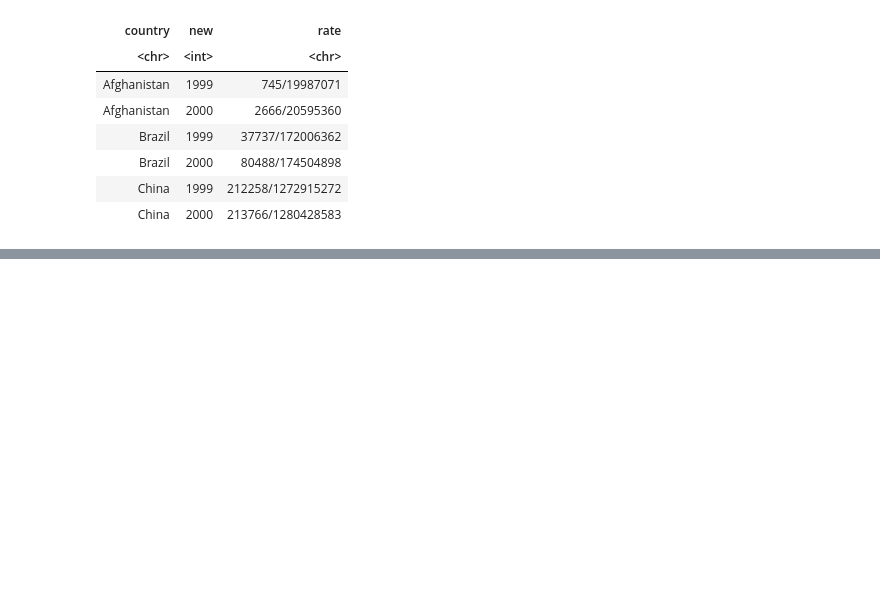
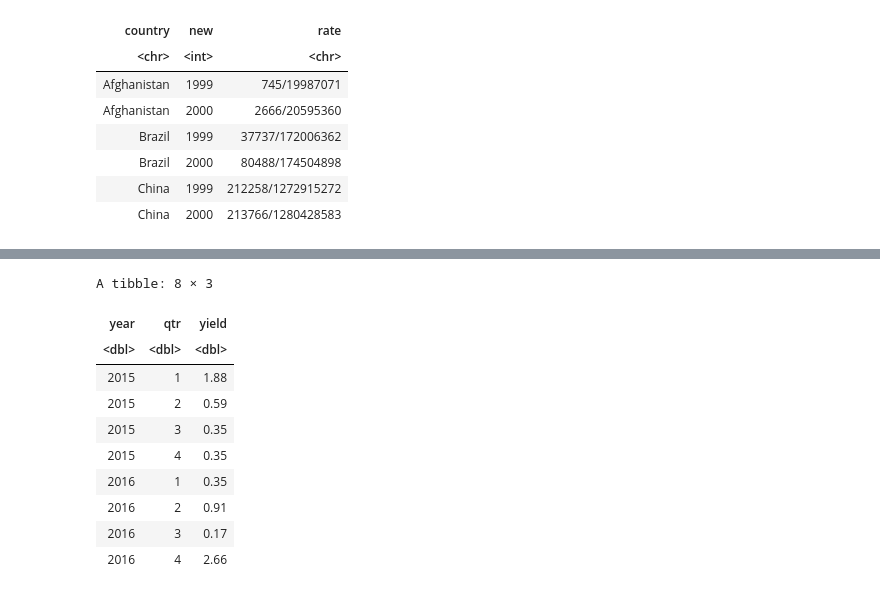
Before and after one commit to Pepcoders/Business-Analytics-Content, a Jupyter notebook: 23_feb.ipynb, the cells around one changed output, grey strips where cells are left out. Drawn from its saved outputs; the diff is of its cells as text; code cells hidden in the pictures; blank space fills up the shorter version.

```diff
--- a/23_feb.ipynb
+++ b/23_feb.ipynb
@@ -128,0 +156,16 @@ A tibble: 6 × 3
+# %%
+stocks %>%
+complete(year,qtr) %>%
+fill(yield,.direction = "down")
+# %% [output]
+A tibble: 8 × 3
+| year | qtr | yield |
+| <dbl> | <dbl> | <dbl> |
+| 2015 | 1 | 1.88 |
+| 2015 | 2 | 0.59 |
+| 2015 | 3 | 0.35 |
+| 2015 | 4 | 0.35 |
+| 2016 | 1 | 0.35 |
+| 2016 | 2 | 0.91 |
+| 2016 | 3 | 0.17 |
+| 2016 | 4 | 2.66 |
```
Also changed, not shown: parts of 13 cells of this notebook.
